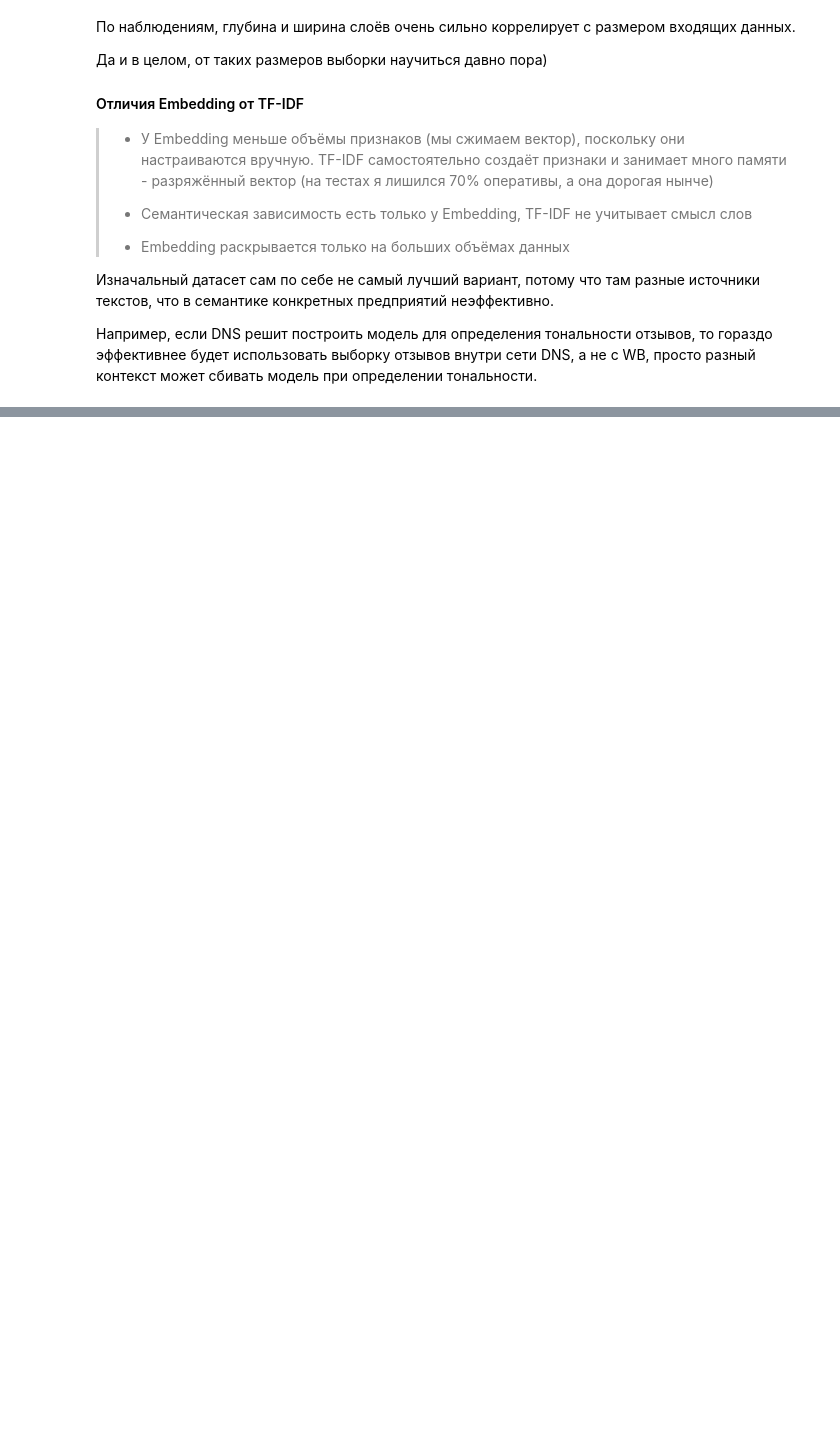
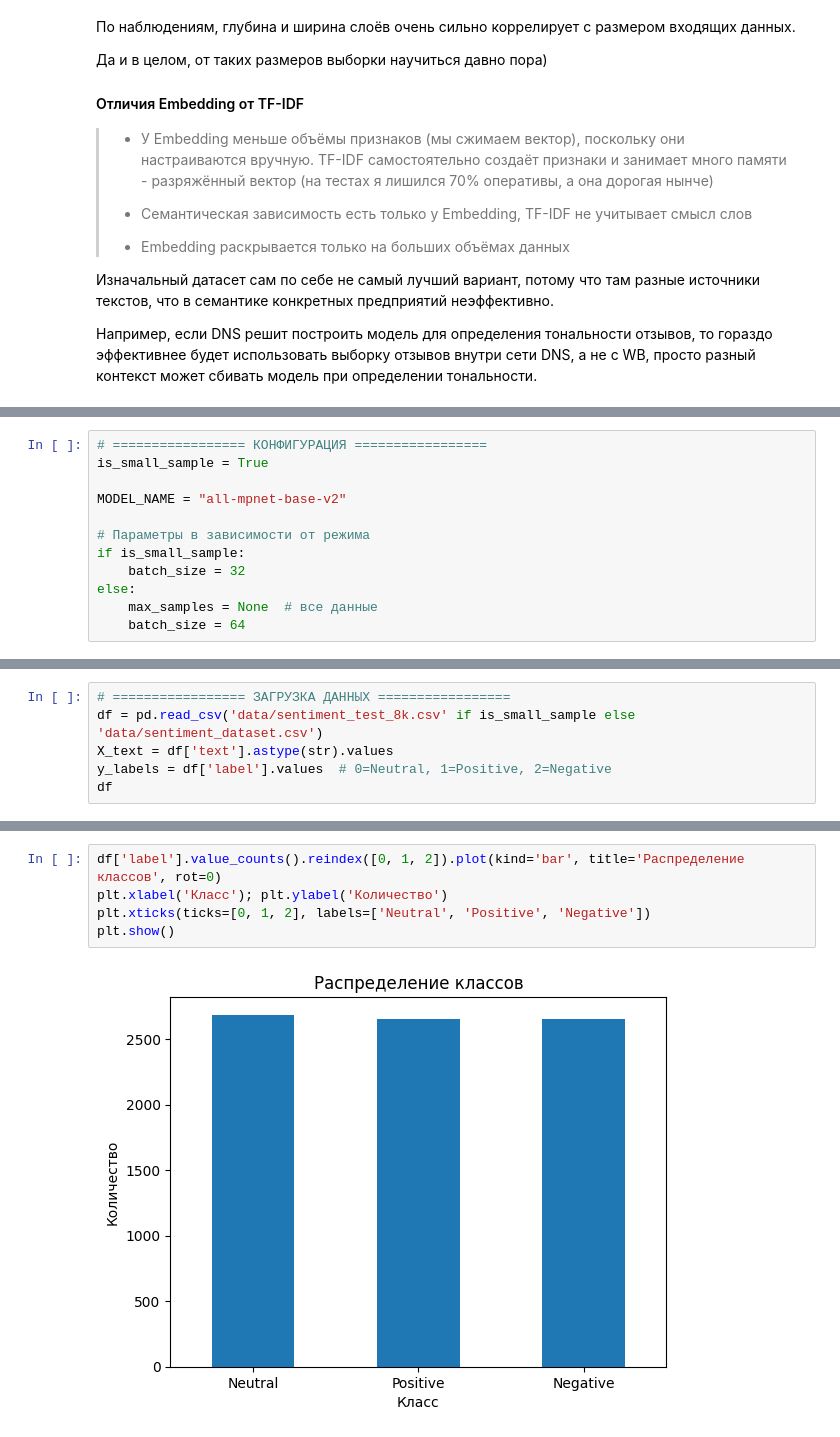
Before and after one commit to Qweeckusha/PROJECT07_russian-sentiment-analysis, a Jupyter notebook: notebook.ipynb, the cells around one changed output, grey strips where cells are left out. Cells and saved outputs as stored; diff of their text form; blank space fills up the shorter version.

Commit message:
Model: update added sentence-transformer

```diff
--- a/notebook.ipynb
+++ b/notebook.ipynb
@@ -579,0 +585,12 @@ weighted avg       0.71      0.70      0.71     58092
+# %%
+# ================= КОНФИГУРАЦИЯ =================
+is_small_sample = True
+
+MODEL_NAME = "all-mpnet-base-v2"
+
+# Параметры в зависимости от режима
+if is_small_sample:
+    batch_size = 32
+else:
+    max_samples = None  # все данные
+    batch_size = 64
@@ -579,0 +604,6 @@ weighted avg       0.71      0.70      0.71     58092
+# %%
+# ================= ЗАГРУЗКА ДАННЫХ =================
+df = pd.read_csv('data/sentiment_test_8k.csv' if is_small_sample else 'data/sentiment_dataset.csv')
+X_text = df['text'].astype(str).values
+y_labels = df['label'].values  # 0=Neutral, 1=Positive, 2=Negative
+df
@@ -579,0 +624,7 @@ weighted avg       0.71      0.70      0.71     58092
+# %%
+df['label'].value_counts().reindex([0, 1, 2]).plot(kind='bar', title='Распределение классов', rot=0)
+plt.xlabel('Класс'); plt.ylabel('Количество')
+plt.xticks(ticks=[0, 1, 2], labels=['Neutral', 'Positive', 'Negative'])
+plt.show()
+# %% [output]
+[figure, added]
```
Also changed, not shown: parts of 9 cells of this notebook.
